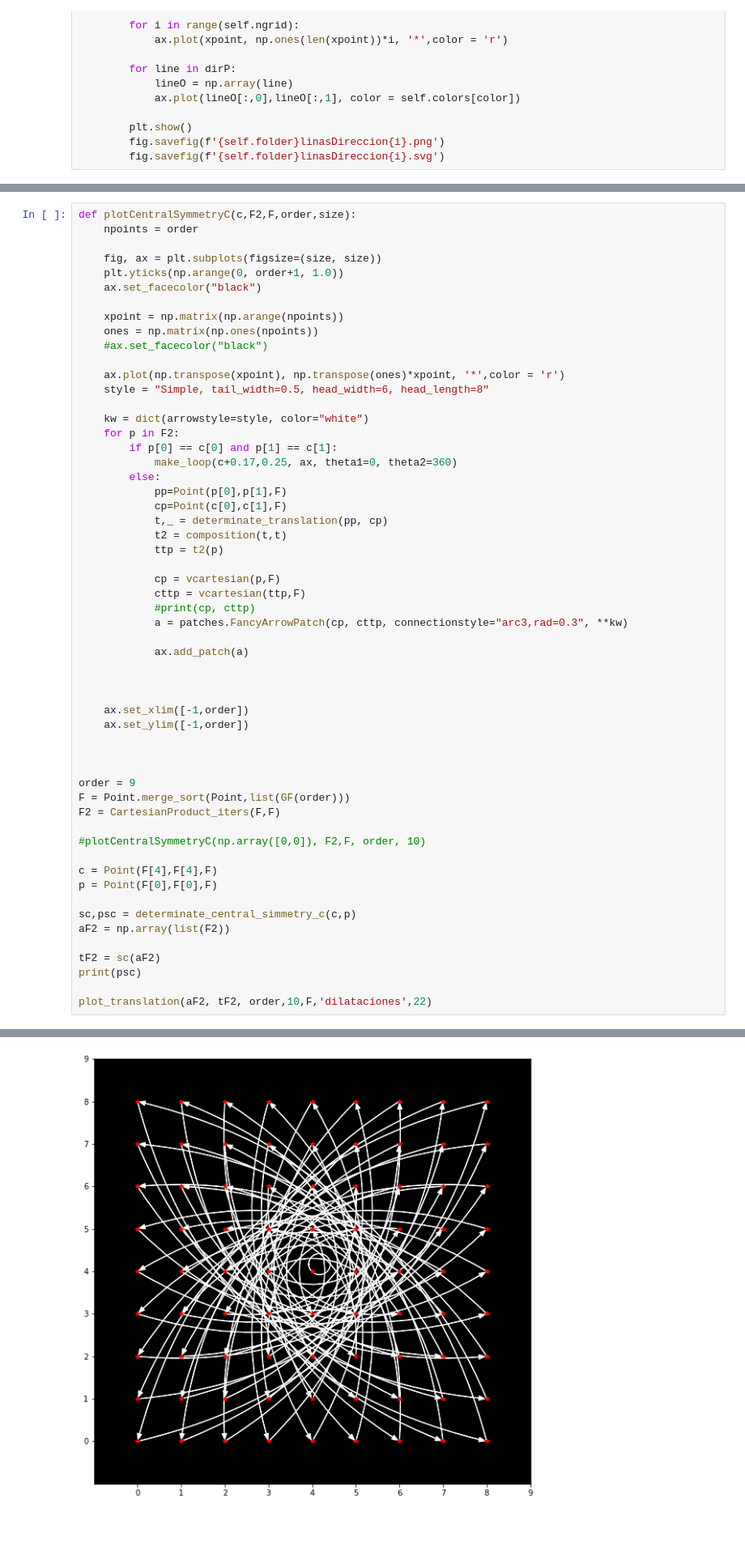
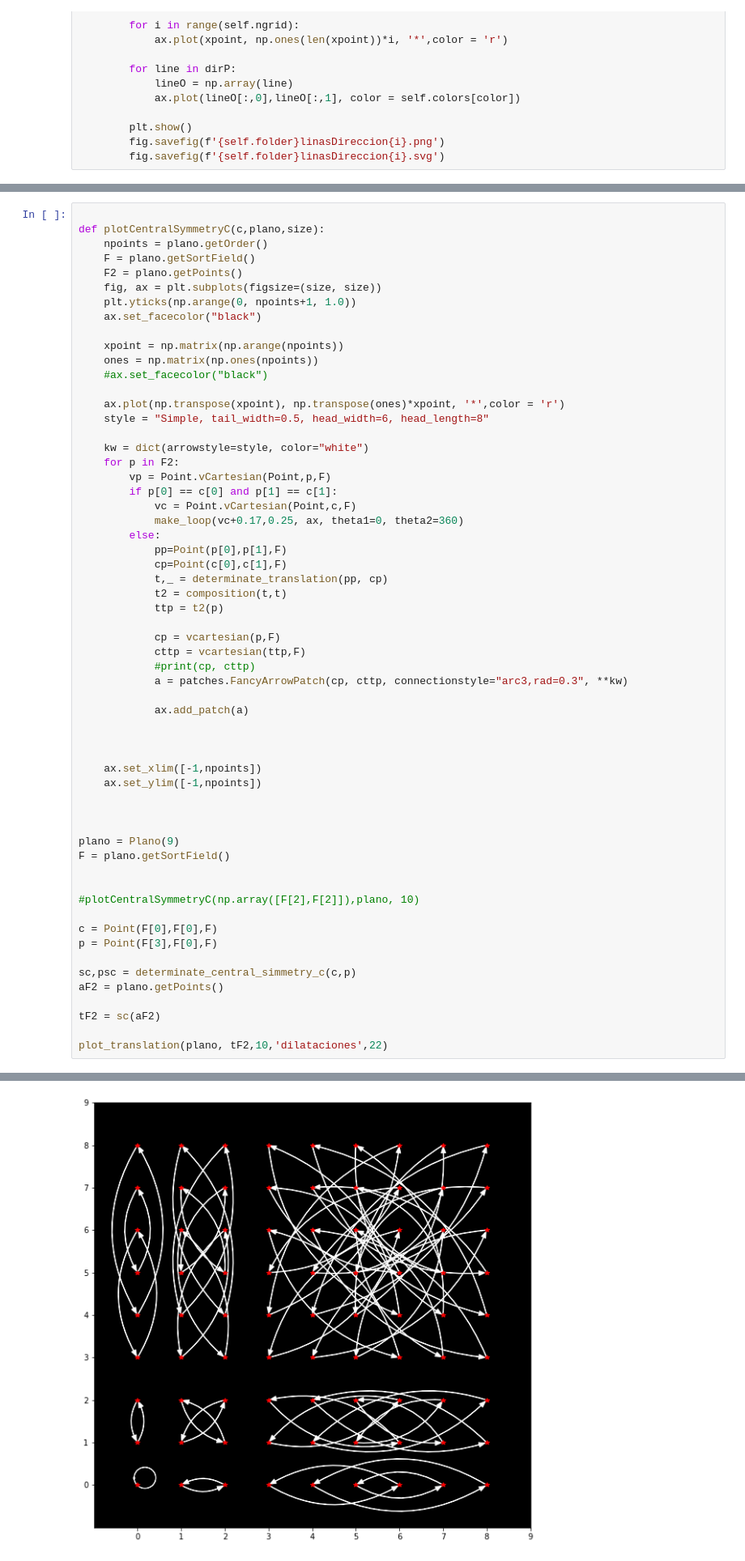
Before and after one commit to tonalidae/affineCode, a Jupyter notebook: planos.ipynb, the cells around one changed output, grey strips where cells are left out. Shown: that part at 81% size. Drawn from its saved outputs; the diff is of its cells as text; blank space fills up the shorter version.

```diff
--- a/planos.ipynb
+++ b/planos.ipynb
@@ -437,9 +567,11 @@ hola [0 3] [0 3 1]
 # %%
-def plotCentralSymmetryC(c,F2,F,order,size):
-    npoints = order
 
+def plotCentralSymmetryC(c,plano,size):
+    npoints = plano.getOrder()
+    F = plano.getSortField()
+    F2 = plano.getPoints()
     fig, ax = plt.subplots(figsize=(size, size))
-    plt.yticks(np.arange(0, order+1, 1.0))
+    plt.yticks(np.arange(0, npoints+1, 1.0))
     ax.set_facecolor("black")
 
     xpoint = np.matrix(np.arange(npoints))
@@ -451,8 +583,10 @@ def plotCentralSymmetryC(c,F2,F,order,size):
 
     kw = dict(arrowstyle=style, color="white")
     for p in F2:
+        vp = Point.vCartesian(Point,p,F)
         if p[0] == c[0] and p[1] == c[1]:
-            make_loop(c+0.17,0.25, ax, theta1=0, theta2=360)
+            vc = Point.vCartesian(Point,c,F)
+            make_loop(vc+0.17,0.25, ax, theta1=0, theta2=360)
         else:
             pp=Point(p[0],p[1],F)
             cp=Point(c[0],c[1],F)
@@ -469,25 +603,24 @@ def plotCentralSymmetryC(c,F2,F,order,size):
 
 
 
-    ax.set_xlim([-1,order])
-    ax.set_ylim([-1,order])
+    ax.set_xlim([-1,npoints])
+    ax.set_ylim([-1,npoints])
 
 
 
-order = 9
-F = Point.merge_sort(Point,list(GF(order)))
-F2 = CartesianProduct_iters(F,F)
+plano = Plano(9)
+F = plano.getSortField()
 
-#plotCentralSymmetryC(np.array([0,0]), F2,F, order, 10)
 
-c = Point(F[4],F[4],F)
-p = Point(F[0],F[0],F)
+#plotCentralSymmetryC(np.array([F[2],F[2]]),plano, 10)
+
+c = Point(F[0],F[0],F)
+p = Point(F[3],F[0],F)
 
 sc,psc = determinate_central_simmetry_c(c,p)
-aF2 = np.array(list(F2))
+aF2 = plano.getPoints()
 
 tF2 = sc(aF2)
-print(psc)
 
-plot_translation(aF2, tF2, order,10,F,'dilataciones',22)
+plot_translation(plano, tF2,10,'dilataciones',22)
 # %% [output]
@@ -498,4 +628,4 @@ hola [2*z2 + 2 2*z2 + 2] [z2 + 1 z2 + 1 1]
-[figure, old version]
+[figure, new version]
 # %%
 
 order = 4
```
Also changed, not shown: parts of 14 cells of this notebook.
